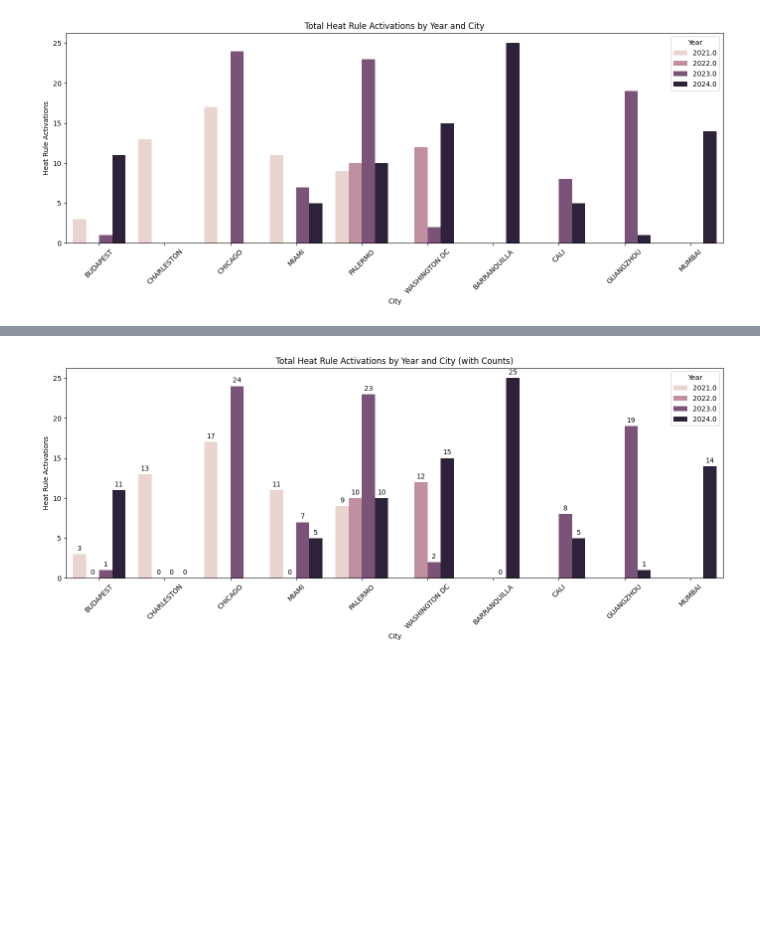
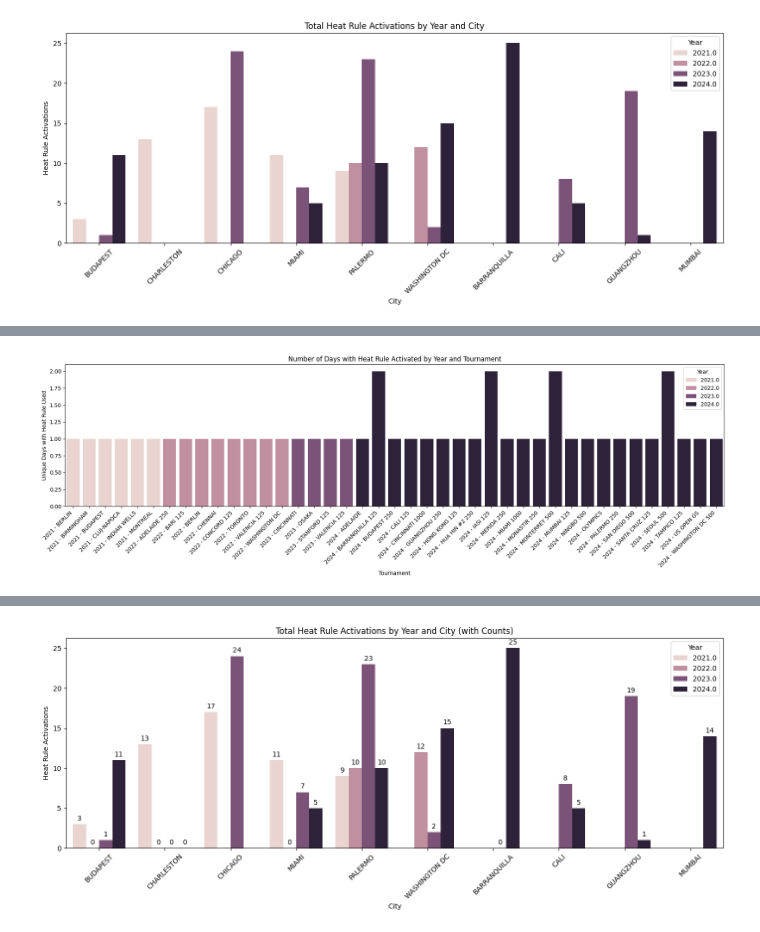
Before and after one commit to sameryassir/WTA-Environment-Capstone, a Jupyter notebook: eda_analysis.ipynb, the cells around one changed output, grey strips where cells are left out. Drawn from its saved outputs; the diff is of its cells as text; code cells hidden in the pictures; blank space fills up the shorter version.

```diff
--- a/eda_analysis.ipynb
+++ b/eda_analysis.ipynb
@@ -152,0 +249,46 @@ plt.show()
+# %%
+import pandas as pd
+import matplotlib.pyplot as plt
+import seaborn as sns
+
+# Step 1: Unify date columns
+merged_data['Date_sb'] = pd.to_datetime(merged_data['Date_sb'], errors='coerce')
+merged_data['Date_catapult'] = pd.to_datetime(merged_data['Date_catapult'], errors='coerce')
+merged_data['Date_Used'] = merged_data['Date_sb'].combine_first(merged_data['Date_catapult'])
+
+# Step 2: Filter for heat rule activations only
+heat_days = merged_data[
+    merged_data['EWCR_Standardized'].isin(['In', 'In - Modification', 'In - Suspension'])
+].copy()
+
+# Step 3: Extract Year
+heat_days['Year'] = heat_days['Date_Used'].dt.year
+
+# Step 4: Drop duplicates to count each day once per tournament
+unique_heat_days = (
+    heat_days
+    .dropna(subset=['Date_Used', 'Tournament_Clean'])
+    .drop_duplicates(subset=['Date_Used', 'Tournament_Clean'])
+)
+
+# Step 5: Group by Year and Tournament
+days_by_tournament = (
+    unique_heat_days
+    .groupby(['Year', 'Tournament_Clean'])['Date_Used']
+    .nunique()
+    .reset_index(name='Days_with_HeatRule_Used')
+)
+
+# Step 6: Plot
+plt.figure(figsize=(18, 6))
+sns.barplot(data=days_by_tournament, x='Tournament_Clean', y='Days_with_HeatRule_Used', hue='Year')
+
+plt.title("Number of Days with Heat Rule Activated by Year and Tournament")
+plt.ylabel("Unique Days with Heat Rule Used")
+plt.xlabel("Tournament")
+plt.legend(title="Year")
+plt.xticks(rotation=45, ha='right')
+plt.tight_layout()
+plt.show()
+# %% [output]
+[figure, added]
```
Also changed, not shown: parts of 4 cells of this notebook.
